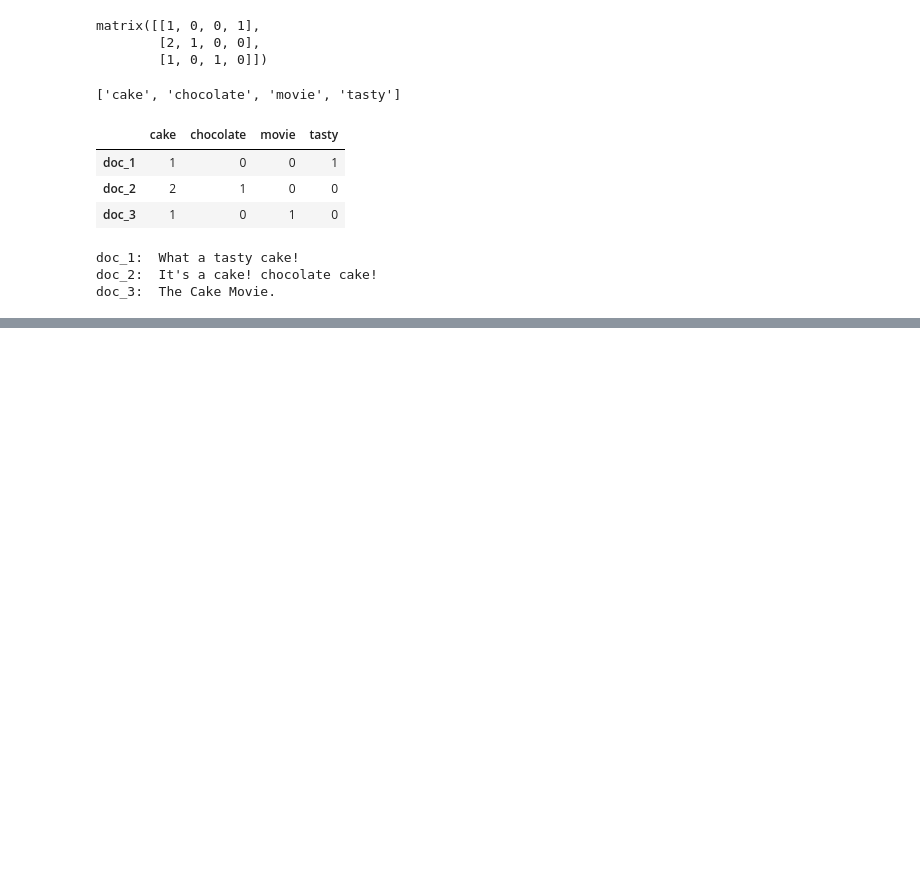
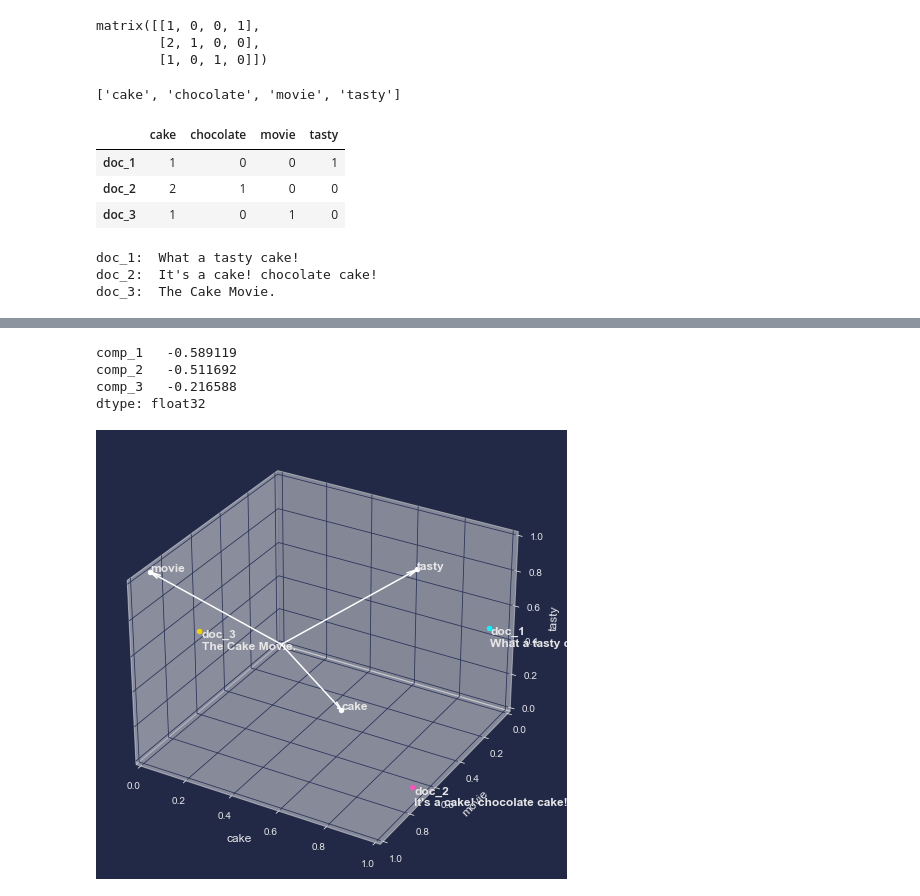
Before and after one commit to sw-song/text-analysis, a Jupyter notebook: 01_cosine_similarity.ipynb, the cells around one changed output, grey strips where cells are left out. Cells and saved outputs as stored; diff of their text form; code cells hidden in the pictures; blank space fills up the shorter version.

```diff
--- a/01_cosine_similarity.ipynb
+++ b/01_cosine_similarity.ipynb
@@ -110,0 +356,8 @@ Text(0.5, 0, 'tasty')
+# %%
+target_words = ['movie','cake','tasty']
+sim_words_1 = [x[0] for x in fasttext.most_similar(target_words[0], topn=200)]
+sim_words_2 = [x[0] for x in fasttext.most_similar(target_words[1], topn=200)]
+sim_words_3 = [x[0] for x in fasttext.most_similar(target_words[2], topn=200)]
+
+
+all_words = target_words + sim_words_1 + sim_words_2 + sim_words_3
@@ -110,0 +378,2 @@ Text(0.5, 0, 'tasty')
+# %%
+word_vecs_300d = np.array([fasttext.word_vec(x) for x in all_words])
@@ -110,0 +386,9 @@ Text(0.5, 0, 'tasty')
+# %%
+from sklearn.decomposition import PCA
+
+pca_3d = PCA(n_components=3)
+comps = pca_3d.fit_transform(word_vecs_300d)
+df_comps = pd.DataFrame(comps,
+                        columns=['comp_1','comp_2','comp_3'],
+                        index=all_words)
+df_comps
@@ -110,0 +416,59 @@ Text(0.5, 0, 'tasty')
+# %%
+df_comps.min()
+# %% [output]
+comp_1   -0.589119
+comp_2   -0.511692
+comp_3   -0.216588
+dtype: float32
+# %%
+comp_1_label = 'comp_1'
+comp_2_label = 'comp_2'
+comp_3_label = 'comp_3'
+
+
+fig = plt.figure(figsize=(8,8))
+ax = fig.add_subplot(projection='3d')
+
+target_words = ['movie','cake','tasty']
+df_targets = df_comps.loc[target_words]
+for word, word_vec in df_targets.iterrows():
+    comp_1 = word_vec[comp_1_label]
+    comp_2 = word_vec[comp_2_label]
+    comp_3 = word_vec[comp_3_label]
+    vec_len = np.linalg.norm(np.array([x,y,z]))
+    ax.quiver(0,0,0,comp_1,comp_2,comp_3,
+              arrow_length_ratio=0.1/vec_len)
+    ax.text(comp_1,comp_2,comp_3,
+            s=word,
+            size=12,
+            fontweight='bold',
+            )
+    ax.scatter(comp_1,comp_2,comp_3, c='white')
+
+docs_origin_pos = df_words[target_words]
+for i, doc_pos in docs_origin_pos.iterrows():
+
+    # 선형 변환
+    x, y, z = doc_pos.dot(df_targets)
+
+    ax.text((x+0.01),y,(z-0.1),
+            s=f'{i}\n{doc_dict[i]}',
+            size=12,
+            fontweight='bold')
+
+    ax.scatter(x,y,z)
+
+
+ax.set_xlim(0,1)
+ax.set_ylim(1,0)
+ax.set_zlim(0,1)
+
+
+ax.set_xlabel(x_label, fontsize=12)
+ax.set_ylabel(y_label, fontsize=12)
+ax.set_zlabel(z_label, fontsize=12)
+
+
+plt.show()
+# %% [output]
+[figure, added]
```
Also changed, not shown: parts of 44 cells of this notebook.
